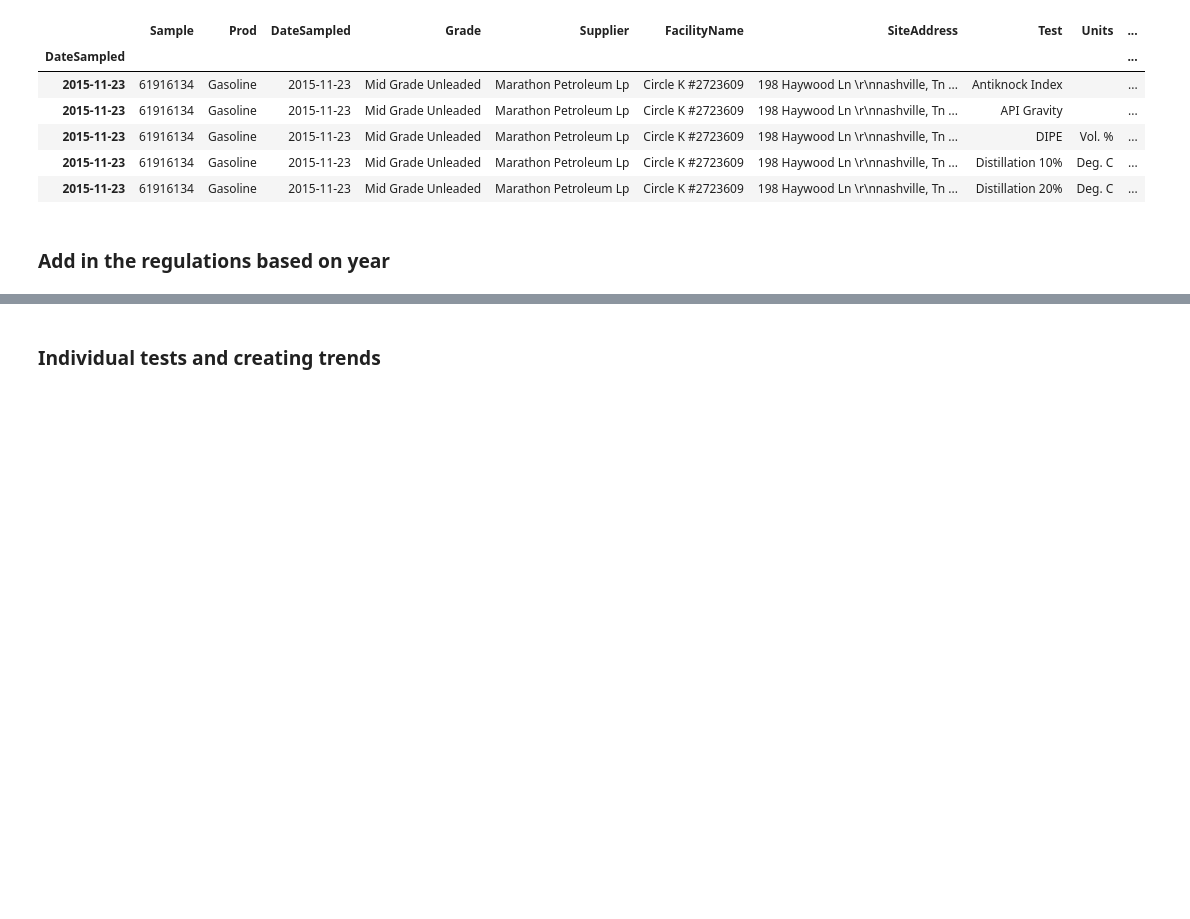
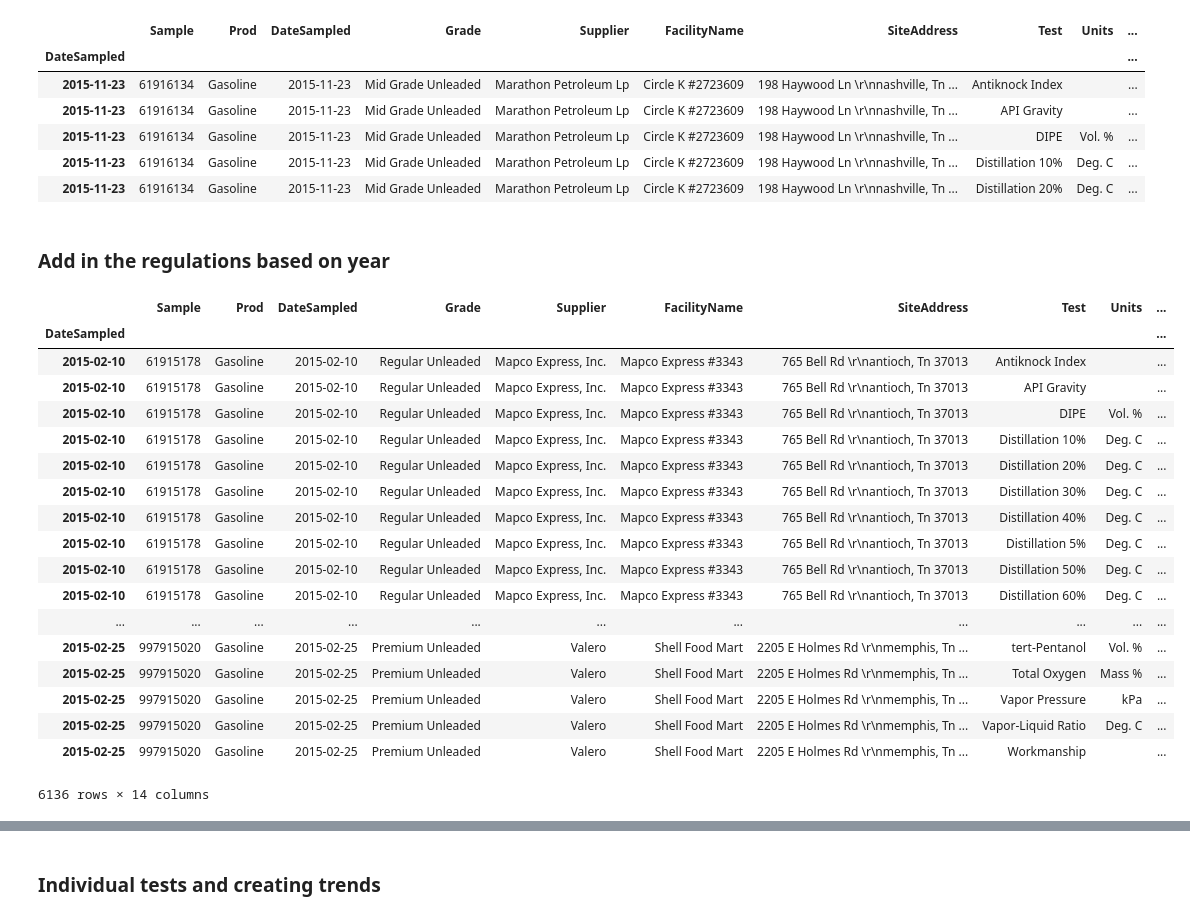
Before and after one commit to mishaberrien/tenessee-fuel-quality-analysis, a Jupyter notebook: notebooks/01_exploration/20190729_gasoline_exploration.ipynb, the cells around one changed output, grey strips where cells are left out. Cells and saved outputs as stored; diff of their text form; code cells hidden in the pictures; blank space fills up the shorter version.

```diff
--- a/notebooks/01_exploration/20190729_gasoline_exploration.ipynb
+++ b/notebooks/01_exploration/20190729_gasoline_exploration.ipynb
@@ -81,6 +81,28 @@ gasoline_date_index_df.head()
 | 2015-11-23 | 61916134 | Gasoline | 2015-11-23 | Mid Grade Unleaded | Marathon Petroleum Lp | Circle K #2723609 | 198 Haywood Ln \r\nnashville, Tn ... | Distillation 20% | Deg. C | ... |
 # %% [markdown]
 ### Add in the regulations based on year
+# %%
+gasoline_date_index_df.loc['2015-02']
+# %% [output]
+|  | Sample | Prod | DateSampled | Grade | Supplier | FacilityName | SiteAddress | Test | Units | ... |
+| DateSampled |  |  |  |  |  |  |  |  |  | ... |
+| 2015-02-10 | 61915178 | Gasoline | 2015-02-10 | Regular Unleaded | Mapco Express, Inc. | Mapco Express #3343 | 765 Bell Rd \r\nantioch, Tn 37013 | Antiknock Index |  | ... |
+| 2015-02-10 | 61915178 | Gasoline | 2015-02-10 | Regular Unleaded | Mapco Express, Inc. | Mapco Express #3343 | 765 Bell Rd \r\nantioch, Tn 37013 | API Gravity |  | ... |
+| 2015-02-10 | 61915178 | Gasoline | 2015-02-10 | Regular Unleaded | Mapco Express, Inc. | Mapco Express #3343 | 765 Bell Rd \r\nantioch, Tn 37013 | DIPE | Vol. % | ... |
+| 2015-02-10 | 61915178 | Gasoline | 2015-02-10 | Regular Unleaded | Mapco Express, Inc. | Mapco Express #3343 | 765 Bell Rd \r\nantioch, Tn 37013 | Distillation 10% | Deg. C | ... |
+| 2015-02-10 | 61915178 | Gasoline | 2015-02-10 | Regular Unleaded | Mapco Express, Inc. | Mapco Express #3343 | 765 Bell Rd \r\nantioch, Tn 37013 | Distillation 20% | Deg. C | ... |
+| 2015-02-10 | 61915178 | Gasoline | 2015-02-10 | Regular Unleaded | Mapco Express, Inc. | Mapco Express #3343 | 765 Bell Rd \r\nantioch, Tn 37013 | Distillation 30% | Deg. C | ... |
+| 2015-02-10 | 61915178 | Gasoline | 2015-02-10 | Regular Unleaded | Mapco Express, Inc. | Mapco Express #3343 | 765 Bell Rd \r\nantioch, Tn 37013 | Distillation 40% | Deg. C | ... |
+| 2015-02-10 | 61915178 | Gasoline | 2015-02-10 | Regular Unleaded | Mapco Express, Inc. | Mapco Express #3343 | 765 Bell Rd \r\nantioch, Tn 37013 | Distillation 5% | Deg. C | ... |
+| 2015-02-10 | 61915178 | Gasoline | 2015-02-10 | Regular Unleaded | Mapco Express, Inc. | Mapco Express #3343 | 765 Bell Rd \r\nantioch, Tn 37013 | Distillation 50% | Deg. C | ... |
+| 2015-02-10 | 61915178 | Gasoline | 2015-02-10 | Regular Unleaded | Mapco Express, Inc. | Mapco Express #3343 | 765 Bell Rd \r\nantioch, Tn 37013 | Distillation 60% | Deg. C | ... |
+| ... | ... | ... | ... | ... | ... | ... | ... | ... | ... | ... |
+| 2015-02-25 | 997915020 | Gasoline | 2015-02-25 | Premium Unleaded | Valero | Shell Food Mart | 2205 E Holmes Rd \r\nmemphis, Tn ... | tert-Pentanol | Vol. % | ... |
+| 2015-02-25 | 997915020 | Gasoline | 2015-02-25 | Premium Unleaded | Valero | Shell Food Mart | 2205 E Holmes Rd \r\nmemphis, Tn ... | Total Oxygen | Mass % | ... |
+| 2015-02-25 | 997915020 | Gasoline | 2015-02-25 | Premium Unleaded | Valero | Shell Food Mart | 2205 E Holmes Rd \r\nmemphis, Tn ... | Vapor Pressure | kPa | ... |
+| 2015-02-25 | 997915020 | Gasoline | 2015-02-25 | Premium Unleaded | Valero | Shell Food Mart | 2205 E Holmes Rd \r\nmemphis, Tn ... | Vapor-Liquid Ratio | Deg. C | ... |
+| 2015-02-25 | 997915020 | Gasoline | 2015-02-25 | Premium Unleaded | Valero | Shell Food Mart | 2205 E Holmes Rd \r\nmemphis, Tn ... | Workmanship |  | ... |
+6136 rows × 14 columns
 # %%
 vapor_liquid_minC_dict = {'1' : 54, '2' : 50, '3' : 47, '4' : 42, '5' : 39, '6' : 35}
 distillation_50_minC = {'AA' : 77, 'A' : 77, 'B' : 77, 'C' : 77, 'D' : 77, 'E' : 77}
```
Also changed, not shown: parts of 3 cells of this notebook.
